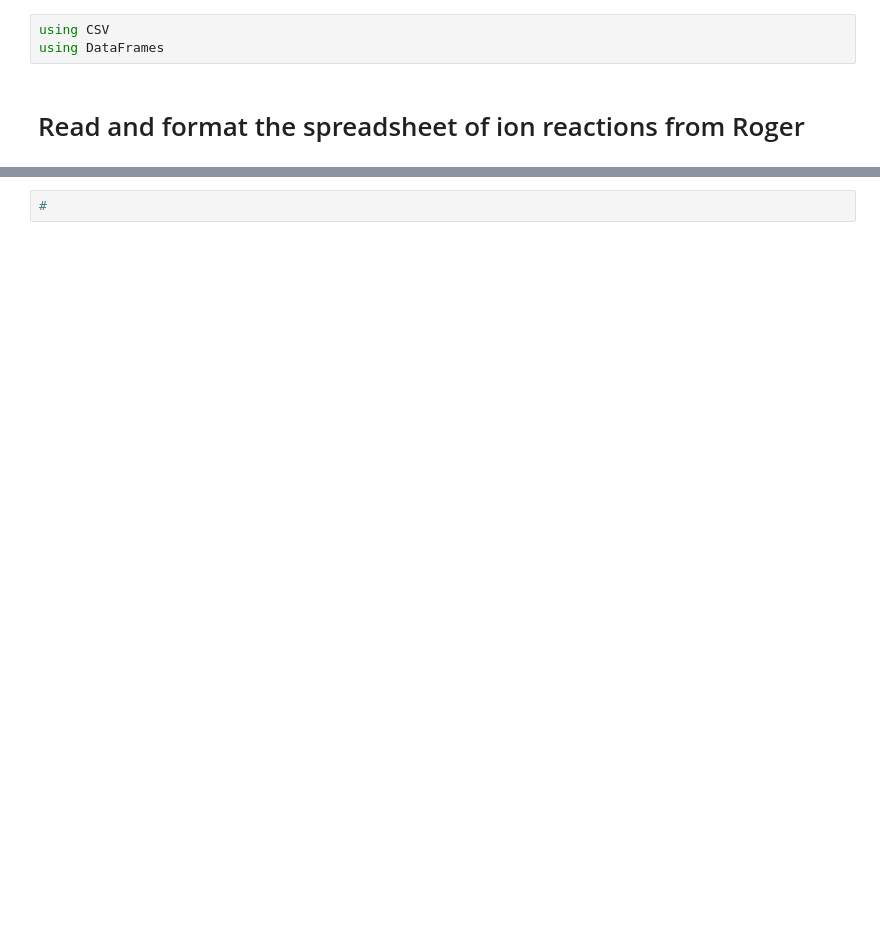
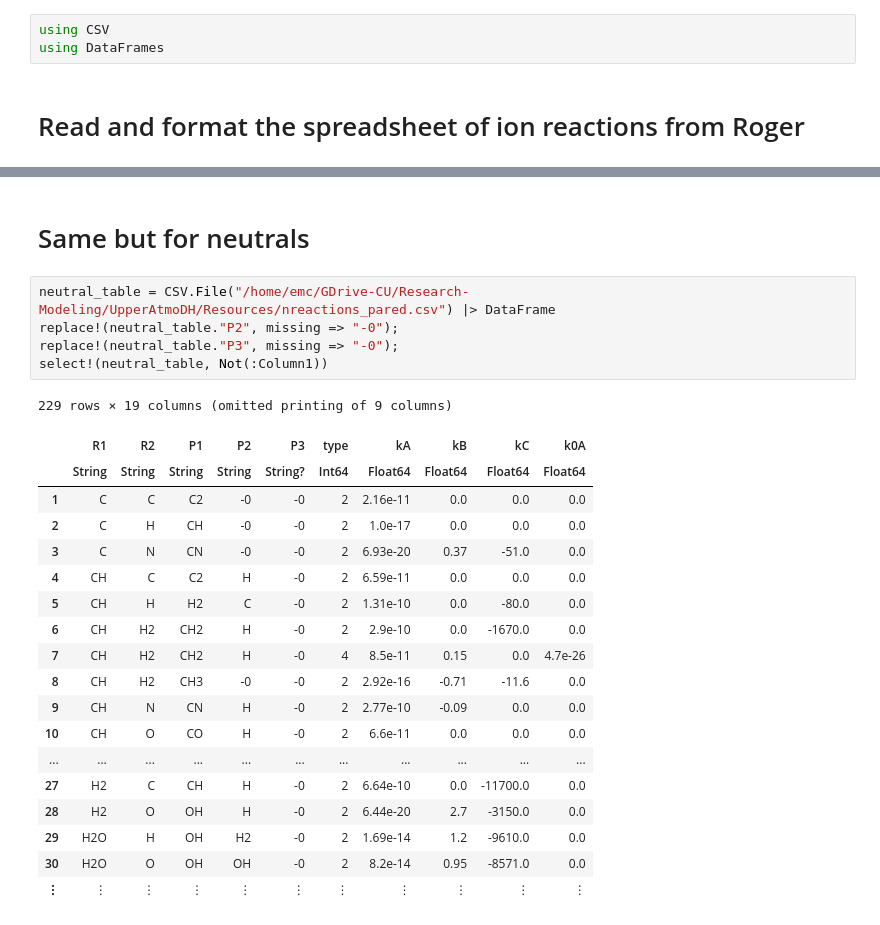
Before and after one commit to emcangi/bluejay, a Jupyter notebook: format_reactions.ipynb, the cells around one changed output, grey strips where cells are left out. Saved outputs shown, nothing was run; the diff lists cells and outputs as text; blank space fills up the shorter version.

```diff
--- a/format_reactions.ipynb
+++ b/format_reactions.ipynb
@@ -79,5 +97,30 @@ end
 println(ion_network)
 # %% [output]
 Any[Any[[:ArHP, :C], [:CHP, :Ar], Symbol("1.02e-9")]; Any[[:ArHP, :CO], [:HCOP, :Ar], Symbol("1.25e-9")]; Any[[:ArHP, :CO2], [:HCO2P, :Ar], Symbol("1.1e-9")]; Any[[:ArHP, :H2], [:H3P, :Ar], Symbol("6. ...
-# %%
-#
+# %% [markdown]
+# Same but for neutrals
+# %%
+neutral_table = CSV.File("/home/emc/GDrive-CU/Research-Modeling/UpperAtmoDH/Resources/nreactions_pared.csv") |> DataFrame
+replace!(neutral_table."P2", missing => "-0");
+replace!(neutral_table."P3", missing => "-0");
+select!(neutral_table, Not(:Column1))
+# %% [output]
+229 rows × 19 columns (omitted printing of 9 columns)
+|  | R1 | R2 | P1 | P2 | P3 | type | kA | kB | kC | k0A |
+|  | String | String | String | String | String? | Int64 | Float64 | Float64 | Float64 | Float64 |
+| 1 | C | C | C2 | -0 | -0 | 2 | 2.16e-11 | 0.0 | 0.0 | 0.0 |
+| 2 | C | H | CH | -0 | -0 | 2 | 1.0e-17 | 0.0 | 0.0 | 0.0 |
+| 3 | C | N | CN | -0 | -0 | 2 | 6.93e-20 | 0.37 | -51.0 | 0.0 |
+| 4 | CH | C | C2 | H | -0 | 2 | 6.59e-11 | 0.0 | 0.0 | 0.0 |
+| 5 | CH | H | H2 | C | -0 | 2 | 1.31e-10 | 0.0 | -80.0 | 0.0 |
+| 6 | CH | H2 | CH2 | H | -0 | 2 | 2.9e-10 | 0.0 | -1670.0 | 0.0 |
+| 7 | CH | H2 | CH2 | H | -0 | 4 | 8.5e-11 | 0.15 | 0.0 | 4.7e-26 |
+| 8 | CH | H2 | CH3 | -0 | -0 | 2 | 2.92e-16 | -0.71 | -11.6 | 0.0 |
+| 9 | CH | N | CN | H | -0 | 2 | 2.77e-10 | -0.09 | 0.0 | 0.0 |
+| 10 | CH | O | CO | H | -0 | 2 | 6.6e-11 | 0.0 | 0.0 | 0.0 |
+| ... | ... | ... | ... | ... | ... | ... | ... | ... | ... | ... |
+| 27 | H2 | C | CH | H | -0 | 2 | 6.64e-10 | 0.0 | -11700.0 | 0.0 |
+| 28 | H2 | O | OH | H | -0 | 2 | 6.44e-20 | 2.7 | -3150.0 | 0.0 |
+| 29 | H2O | H | OH | H2 | -0 | 2 | 1.69e-14 | 1.2 | -9610.0 | 0.0 |
+| 30 | H2O | O | OH | OH | -0 | 2 | 8.2e-14 | 0.95 | -8571.0 | 0.0 |
+| ⋮ | ⋮ | ⋮ | ⋮ | ⋮ | ⋮ | ⋮ | ⋮ | ⋮ | ⋮ | ⋮ |
```
Also changed, not shown: parts of 8 cells of this notebook, 46 other files.
